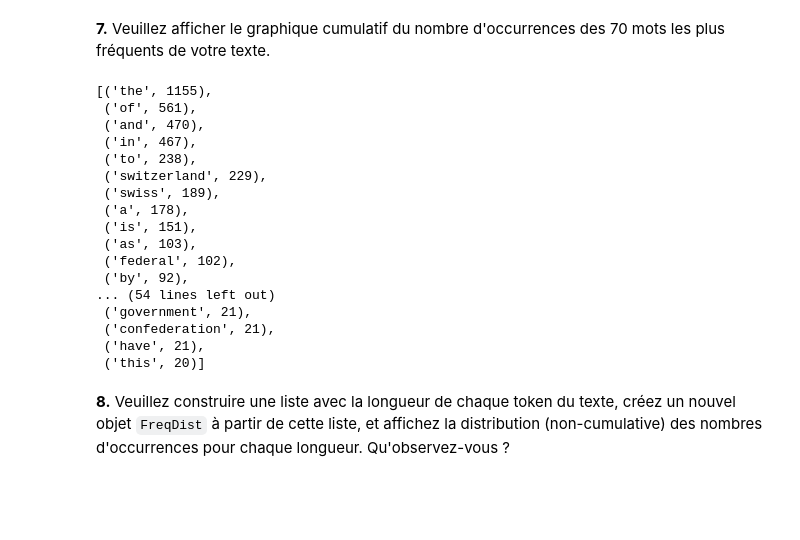
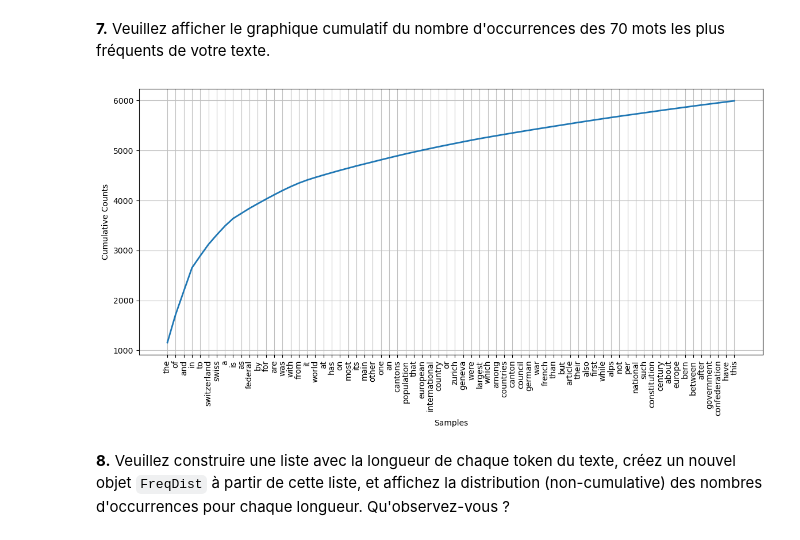
Before and after one commit to GuggisbergSimon/HEIG-TAL-Labos, a Jupyter notebook: TAL_Labo1c_student.ipynb, the cells around one changed output. Drawn from its saved outputs; the diff is of its cells as text; code cells hidden in the pictures; blank space fills up the shorter version.

```diff
--- a/TAL_Labo1c_student.ipynb
+++ b/TAL_Labo1c_student.ipynb
@@ -32,7 +30,7 @@ text2 = BeautifulSoup(html2).get_text()
 # %% [markdown]
 **2.** Veuillez réutiliser la méthode du _notebook_ 1b pour enlever le début et la fin de la chaîne `raw2`, car ils contiennent du texte qui n'est pas pertinent pour notre analyse (il ne parle pas de la Suisse).  Quelle est la longueur du résultat ?  Veuillez afficher ses 100 premiers et 100 derniers caractères.
 # %%
-start2 = text2.find("Switzerland")
+start2 = text2.find("officially the Swiss Confederation")
 end2 = text2.find("produced in Ticino")
 clean_text2 = text2[start2:end2]
 len(clean_text2)
@@ -125,26 +123,3 @@ most_common2
  ('population', 39)]
 # %% [markdown]
 **7.** Veuillez afficher le graphique cumulatif du nombre d'occurrences des 70 mots les plus fréquents de votre texte.
-# %%
-most_common2 = freqdist2.most_common(70)
-most_common2 = dict(most_common2)
-most_common2 = sorted(most_common2.items(), key=lambda x: x[1], reverse=True)
-most_common2
-# %% [output]
-[('the', 1155),
- ('of', 561),
- ('and', 470),
- ('in', 467),
- ('to', 238),
- ('switzerland', 229),
- ('swiss', 189),
- ('a', 178),
- ('is', 151),
- ('as', 103),
- ('federal', 102),
- ('by', 92),
-... (54 lines left out)
- ('government', 21),
- ('confederation', 21),
- ('have', 21),
- ('this', 20)]
@@ -151,2 +128,8 @@ most_common2
+# %%
+plt.figure(figsize=(14, 6))
+freqdist2.plot(70, cumulative=True)
+plt.show()
+# %% [output]
+[figure, added]
 # %% [markdown]
 **8.** Veuillez construire une liste avec la longueur de chaque token du texte, créez un nouvel objet `FreqDist` à partir de cette liste, et affichez la distribution (non-cumulative) des nombres d'occurrences pour chaque longueur.  Qu'observez-vous ?
```
Also changed, not shown: parts of 14 cells of this notebook.
